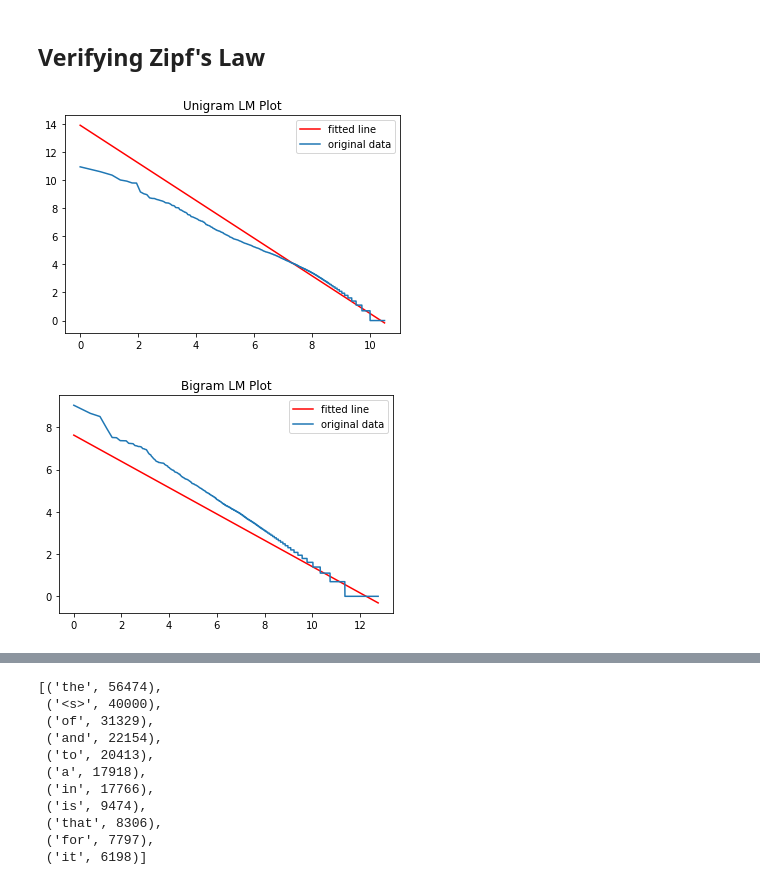
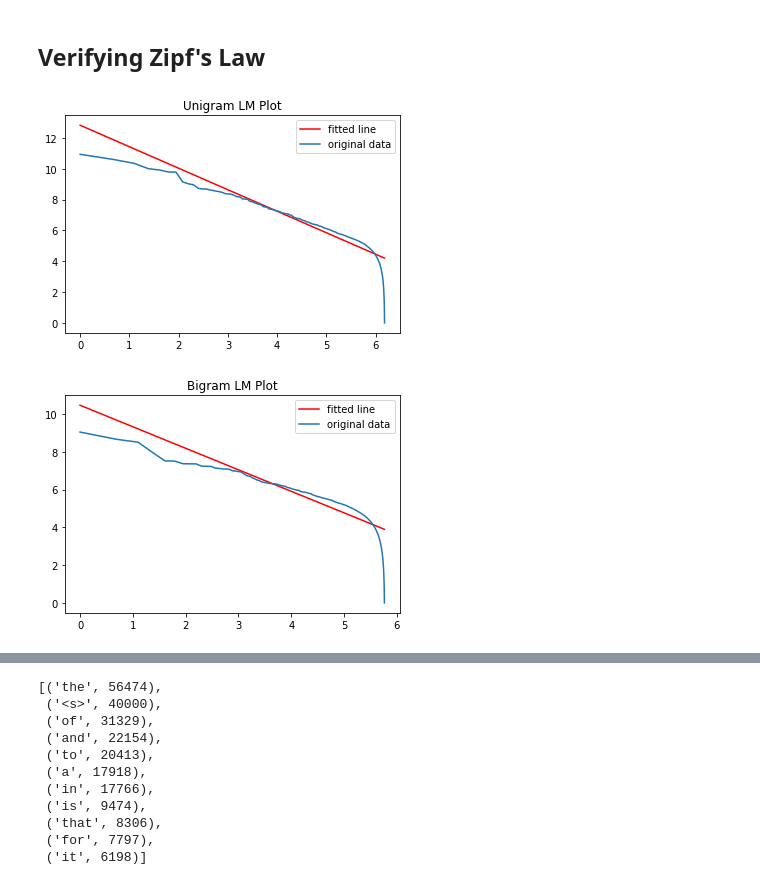
Before and after one commit to Arka7Z/NLP-CS60057, a Jupyter notebook: Language_Modeling/Language_Modeling.ipynb, the cells around one changed output, grey strips where cells are left out. Drawn from its saved outputs; the diff is of its cells as text; code cells hidden in the pictures.

```diff
--- a/Language_Modeling/Language_Modeling.ipynb
+++ b/Language_Modeling/Language_Modeling.ipynb
@@ -53,7 +53,7 @@ def unigram_LM(sents):
 
     unigram_counts['<s>']=len(sents)
 
-    return unigram_counts,unigram_freq
+    return unigram_counts,unigram_freq,unigram_total
 # %%
 def bigram_model(sentences,k=0,unique_bigrams_num=0):
     model={}
@@ -129,18 +127,20 @@ the city purchasing department the jury said is lacking in experienced clerical
 # %% [markdown]
 ## Creating the Language Models
 # %%
-unigram_counts,unigram_freq=unigram_LM(sents)
+unigram_counts,unigram_freq,unigram_total=unigram_LM(sents)
 bigram_LM= bigram_model(sents)
 trigram_LM= trigram_model(sents)
 # %% [markdown]
 ## Verifying Zipf's Law
 # %%
-x=[np.log(i+1) for i in range(len(unigram_counts.most_common()))]
-y=np.asarray(list(np.log(y[1]) for y in unigram_counts.most_common()))
+lis=[y[1] for y in unigram_counts.most_common()]
+lis=np.flip(np.unique(lis),0)
+x=[np.log(i+1) for i in range(len(lis))]
+y=np.asarray(list(np.log(y) for y in lis))
 plot(x,y,'Unigram LM Plot')
 sorted_unigram_counts=sorted(unigram_counts.items(), key=operator.itemgetter(1),reverse=True)
 # %% [output]
-[figure, old version]
+[figure, new version]
 # %%
 bigram_counts={}
 for sent in sents:
@@ -153,8 +153,11 @@ for sent in sents:
 
 sorted_bigram_counts=sorted(bigram_counts.items(), key=operator.itemgetter(1),reverse=True)
 # %%
-x=[np.log(i+1) for i in range(len(sorted_bigram_counts))]
-y=np.asarray(list(np.log(y[1]) for y in sorted_bigram_counts[:]))
+len_bigrams=len(sorted_bigram_counts)
+lis=[y[1] for y in sorted_bigram_counts]
+lis=np.flip(np.unique(lis),0)
+x=[np.log(i+1) for i in range(len(lis))]
+y=np.asarray(list(np.log(y) for y in lis))
 plot(x,y,'Bigram LM Plot')
 # %% [output]
-[figure, old version]
+[figure, new version]
```
Also changed, not shown: parts of 30 cells of this notebook.
